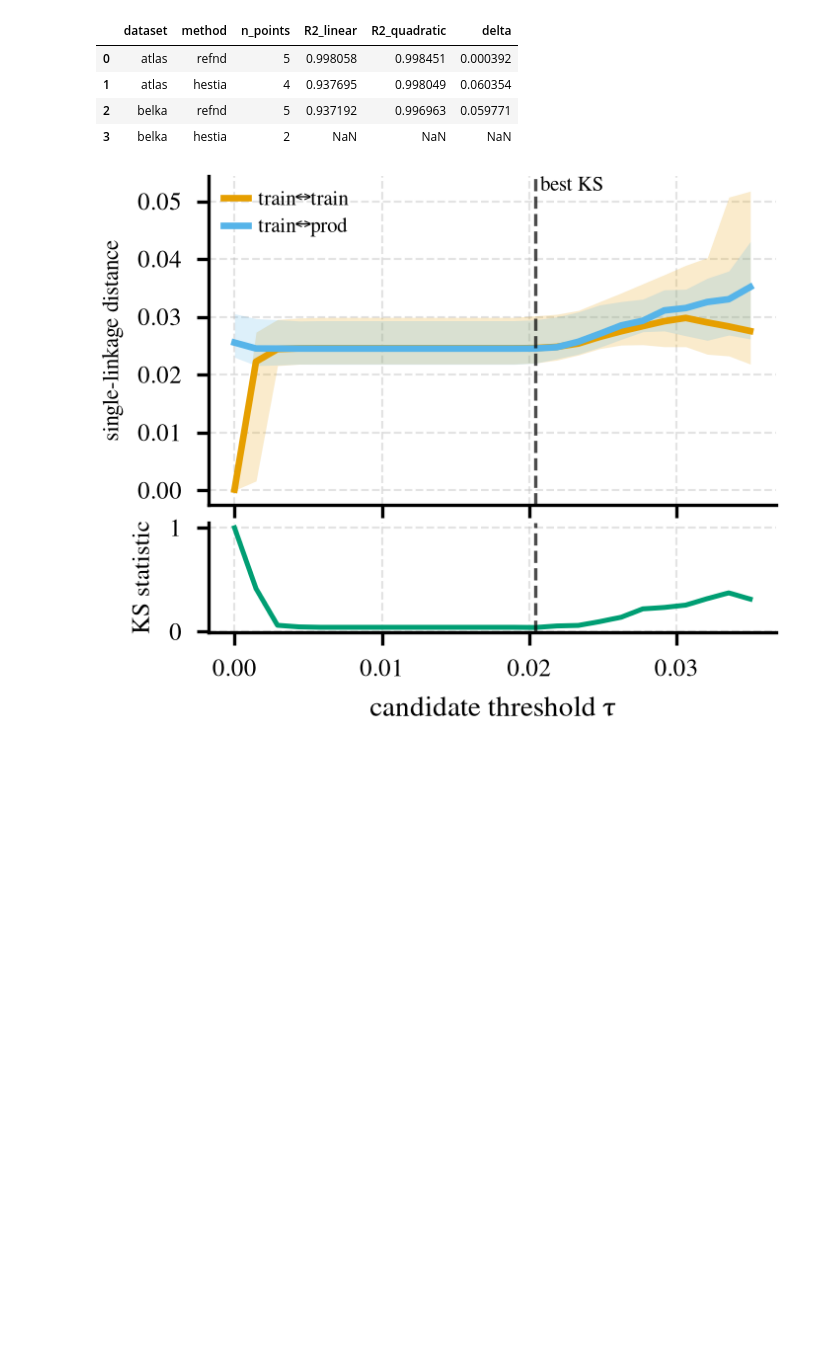
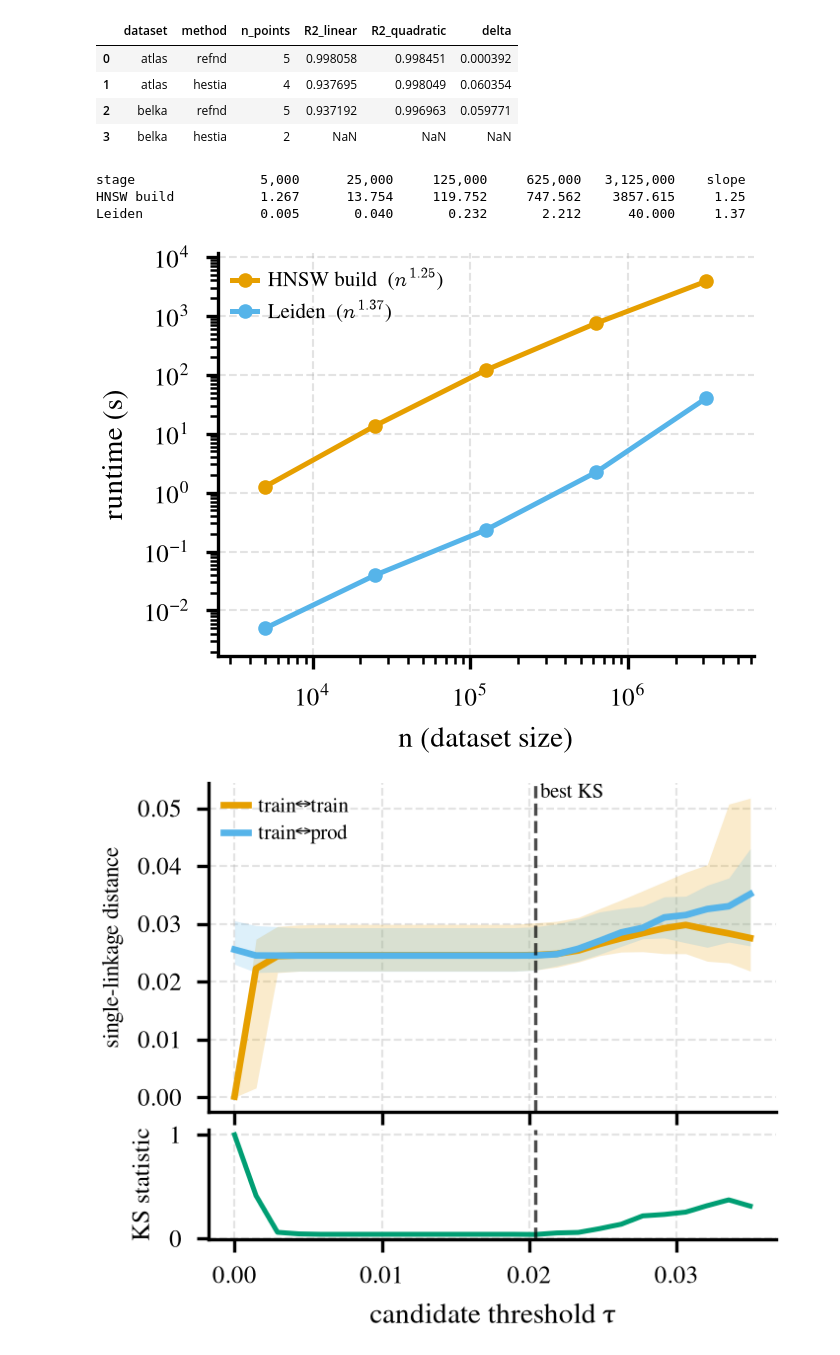
Before and after one commit to anthol42/refnd-paper, a Jupyter notebook: notebooks/comparison_figures.ipynb, the cells around one changed output. Saved outputs shown, nothing was run; the diff lists cells and outputs as text; code cells hidden in the pictures; blank space fills up the shorter version.

Commit message:
Feat(Additional figures)

```diff
--- a/notebooks/comparison_figures.ipynb
+++ b/notebooks/comparison_figures.ipynb
@@ -350,6 +350,64 @@ fit_table
 | 1 | atlas | hestia | 4 | 0.937695 | 0.998049 | 0.060354 |
 | 2 | belka | refnd | 5 | 0.937192 | 0.996963 | 0.059771 |
 | 3 | belka | hestia | 2 | NaN | NaN | NaN |
+# %%
+# ---- Runtime scaling: HNSW build vs. Leiden, per-stage timing ---------------
+# results/scaling_detailed_refnd.json (debug_scaling_refnd.py, peptide_atlas
+# subsets). Restricted to the two stages that carry real signal: both are
+# non-zero at every size measured, so every point survives the log-log axes.
+# The other three stages (edges/graph/partition) round to 0.0 ms below n=10^5
+# and are omitted rather than silently dropped.
+
+with open(Path("..") / "results" / "scaling_detailed_refnd.json") as f:
+    detailed = json.load(f)
+
+STAGES = [
+    ("build_s", "HNSW build"),
+    ("leiden_s", "Leiden"),
+]
+
+def plot_scaling_detailed(records: list[dict]):
+    sizes = np.array([r["size"] for r in records], dtype=float)
+    colors = method_colors([k for k, _ in STAGES])
+
+    fig, ax = plt.subplots(figsize=(FIG_W, FIG_H))
+    ax.set_xscale("log")
+    ax.set_yscale("log")
+
+    slopes = {}
+    for key, label in STAGES:
+        y = np.array([r[key] for r in records], dtype=float)
+        assert (y > 0).all(), f"{key} has non-positive values, cannot plot on log axes"
+        slope, intercept = np.polyfit(np.log10(sizes), np.log10(y), 1)
+        slopes[label] = slope
+        ax.plot(sizes, y, marker="o", markersize=3.5, linewidth=1.2,
+                color=colors[key], label=f"{label}  ($n^{{{slope:.2f}}}$)", zorder=3)
+
+    # Pad the limits so no marker sits on the frame.
+    ys = np.concatenate([[r[k] for r in records] for k, _ in STAGES]).astype(float)
+    ax.set_xlim(sizes.min() / 2, sizes.max() * 2)
+    ax.set_ylim(ys.min() / 3, ys.max() * 3)
+
+    ax.set_xlabel("n (dataset size)", fontsize=7)
+    ax.set_ylabel("runtime (s)", fontsize=7)
+    ax.tick_params(labelsize=6)
+    ax.legend(loc="upper left", fontsize=5, handlelength=1.2, labelspacing=0.3)
+    fig.tight_layout()
+
+    print(f"{'stage':<14}" + "".join(f"{int(s):>12,}" for s in sizes) + f"{'slope':>9}")
+    for key, label in STAGES:
+        row = [r[key] for r in records]
+        print(f"{label:<14}" + "".join(f"{v:>12.3f}" for v in row) + f"{slopes[label]:>9.2f}")
+    return fig, ax
+
+fig, ax = plot_scaling_detailed(detailed)
+plt.show()
+save_fig(fig, "scaling_detailed_refnd")
+# %% [output]
+stage                5,000      25,000     125,000     625,000   3,125,000    slope
+HNSW build           1.267      13.754     119.752     747.562    3857.615     1.25
+Leiden               0.005       0.040       0.232       2.212      40.000     1.37
+[figure, added]
 # %%
 # ---- Threshold section: train-train vs train-prod single-linkage distance ---
 # distribution (median + p15-p85 spread) across candidate thresholds, with a
```
Also changed, not shown: parts of 1 cell of this notebook, 11 other files.
